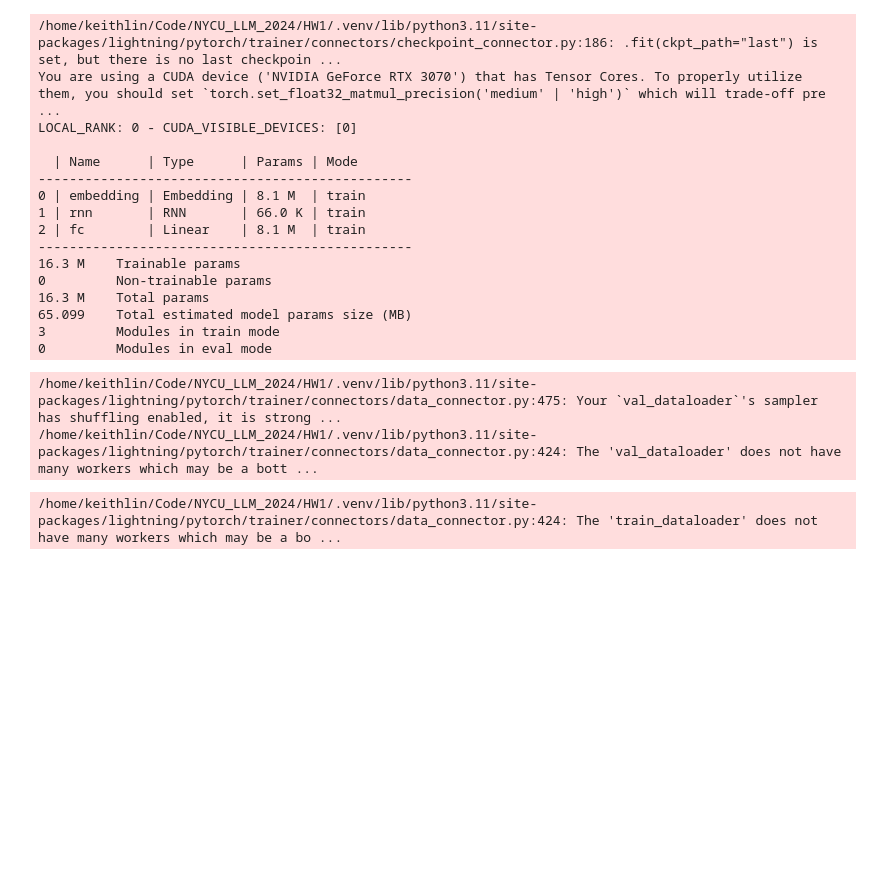
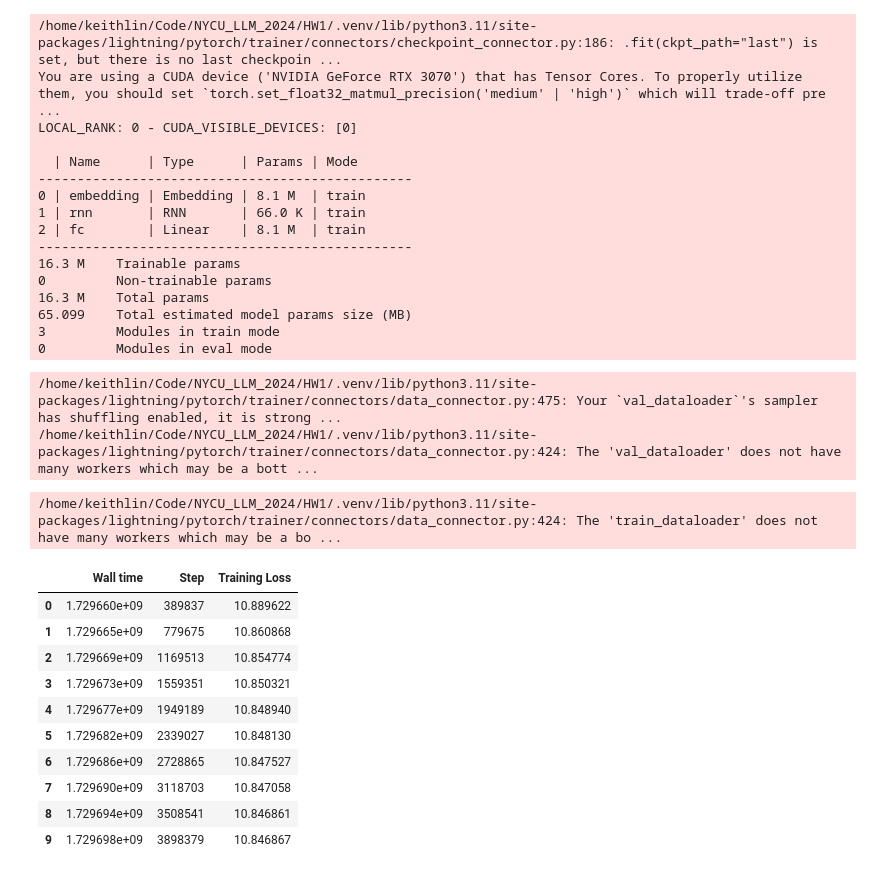
Before and after one commit to KeithLin724/NYCU_LLM_2024, a Jupyter notebook: HW1/hw1_1_313511068.ipynb, the cells around one changed output. Cells and saved outputs as stored; diff of their text form; code cells hidden in the pictures; blank space fills up the shorter version.

```diff
--- a/HW1/hw1_1_313511068.ipynb
+++ b/HW1/hw1_1_313511068.ipynb
@@ -387,0 +386,16 @@ LOCAL_RANK: 0 - CUDA_VISIBLE_DEVICES: [0]
+# %%
+df_loss = pd.read_csv("./logs_csv/lightning_logs_version_2_loss.csv")
+df_loss = df_loss.rename(columns={"Value":"Training Loss"})
+df_loss
+# %% [output]
+|  | Wall time | Step | Training Loss |
+| 0 | 1.729660e+09 | 389837 | 10.889622 |
+| 1 | 1.729665e+09 | 779675 | 10.860868 |
+| 2 | 1.729669e+09 | 1169513 | 10.854774 |
+| 3 | 1.729673e+09 | 1559351 | 10.850321 |
+| 4 | 1.729677e+09 | 1949189 | 10.848940 |
+| 5 | 1.729682e+09 | 2339027 | 10.848130 |
+| 6 | 1.729686e+09 | 2728865 | 10.847527 |
+| 7 | 1.729690e+09 | 3118703 | 10.847058 |
+| 8 | 1.729694e+09 | 3508541 | 10.846861 |
+| 9 | 1.729698e+09 | 3898379 | 10.846867 |
```
Also changed, not shown: parts of 13 cells of this notebook, 2 other files.
